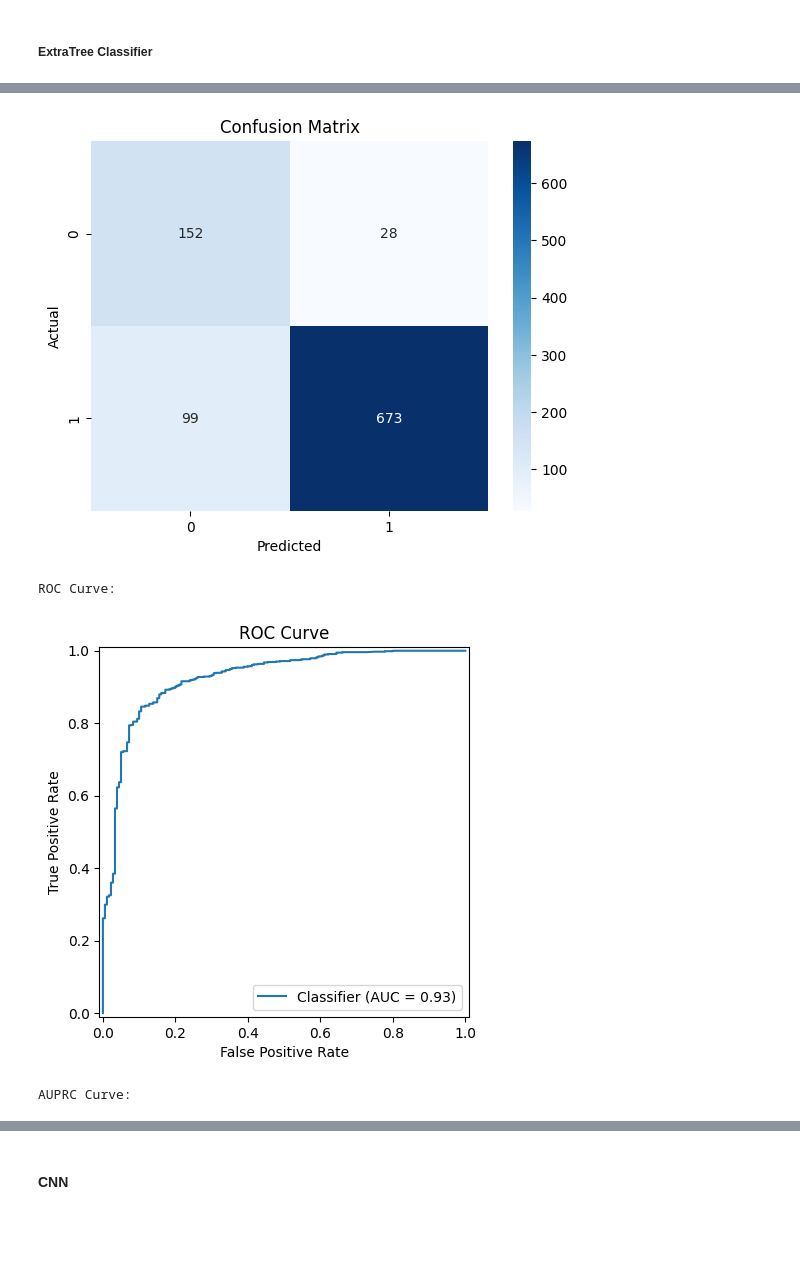
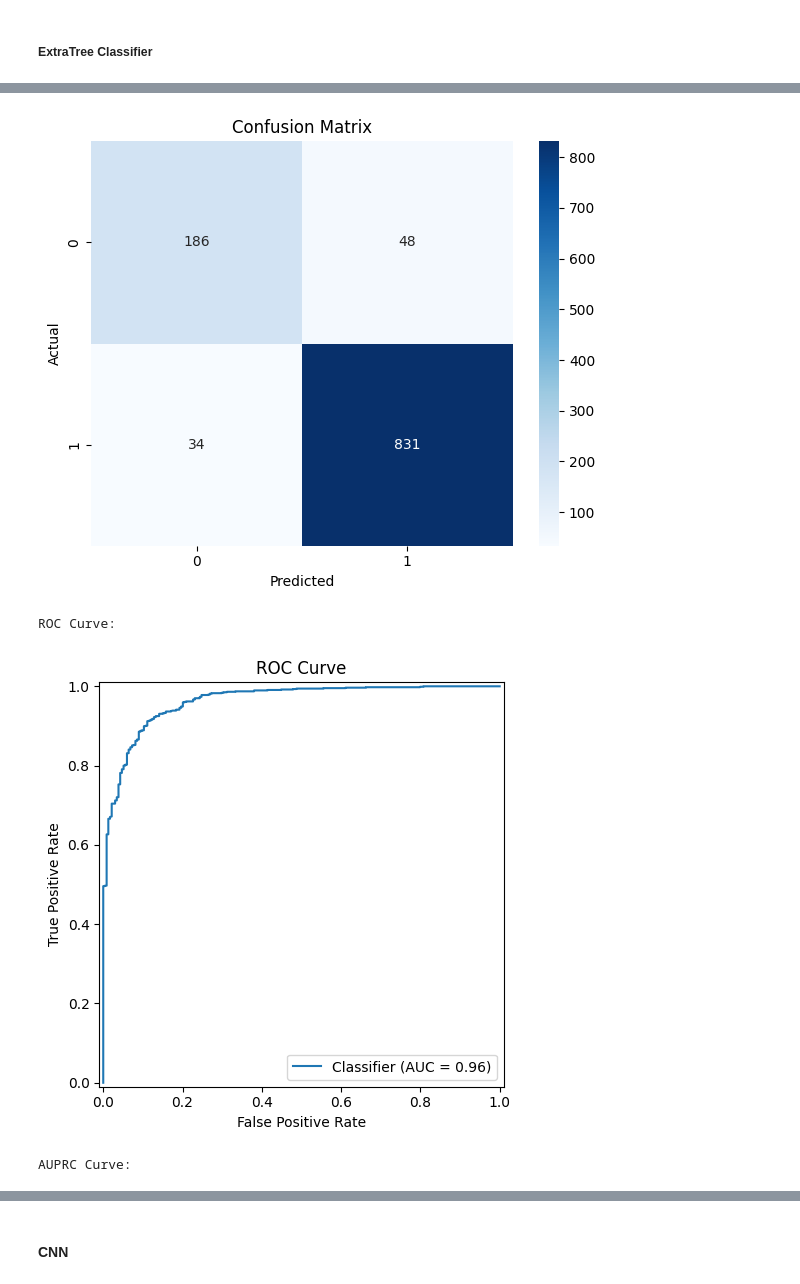
Before and after one commit to Mahamudul-Hasan-Rafi/Canonical-SMILES-BioActivity, a Jupyter notebook: classification/ML/bioactivity_ml final.ipynb, the cells around one changed output, grey strips where cells are left out. Saved outputs shown, nothing was run; the diff lists cells and outputs as text; code cells hidden in the pictures; blank space fills up the shorter version.

```diff
--- a/classification/ML/bioactivity_ml final.ipynb
+++ b/classification/ML/bioactivity_ml final.ipynb
@@ -136,8 +136,8 @@ from imblearn.over_sampling import SMOTE
 from imblearn.combine import SMOTETomek
 from sklearn.preprocessing import StandardScaler
 
-X_train, X_temp, y_train, y_temp = train_test_split(X, y, test_size=0.3, stratify=y, random_state=42)
-X_val, X_test, y_val, y_test = train_test_split(X_temp, y_temp, test_size=0.5, random_state=42)
+X_train, X_test, y_train, y_test = train_test_split(X, y, test_size=0.2, stratify=y, random_state=42)
+#X_val, X_test, y_val, y_test = train_test_split(X_train, y_train, test_size=0.5, stratify=y_train, random_state=42)
 #X_train, y_train = SMOTE(random_state=42).fit_resample(X_train, y_train)
 
 FP_COLS = list(range(1024)) # fingerprint bit indices
@@ -148,14 +148,12 @@ DESC_COLS = list(range(1024, X_train.shape[1])) # descriptor indices
 
 scaler = StandardScaler()
 X_train = X_train.to_numpy().copy()
-X_val = X_val.to_numpy().copy()
 X_test = X_test.to_numpy().copy()
 
 X_train[:, DESC_COLS] = scaler.fit_transform(X_train[:, DESC_COLS])
-X_val [:, DESC_COLS] = scaler.transform(X_val [:, DESC_COLS])
 X_test [:, DESC_COLS] = scaler.transform(X_test [:, DESC_COLS])
 
 print(X_train.shape, y_train.shape)
-print(X_val.shape, y_val.shape)
+#print(X_val.shape, y_val.shape)
 print(X_test.shape, y_test.shape)
 # %% [output]
@@ -284,9 +276,9 @@ def plot_auprc_curve(y_test, y_prob, model_name="model"):
     fig.savefig(os.path.join(PLOTS_DIR, model_name, f"{model_name}_auprc_curve.png"), dpi=150)
     plt.show()
 
-def calc_metrics(final_model, model_name="model"):
+def calc_metrics(final_model, model_name="model", best_thr=0.5):
     y_prob = final_model.predict_proba(X_test)[:, 1]  # Probabilities for positive class
-    y_pred = final_model.predict(X_test)  # Binary predictions (threshold at 0.5)
+    y_pred = (y_prob >= best_thr).astype(int)  # Binary predictions (threshold at best_thr)
 
     accuracy = accuracy_score(y_test, y_pred)
     balanced_acc = balanced_accuracy_score(y_test, y_pred)
@@ -1799,3 +2029,3 @@ print("\n[INFO] Results stored in et_cv_results")
 # %%
-calc_metrics(final_model_et)
+calc_metrics(final_model_et, best_thr=best_thr_et, model_name="et_final")
 # %% [output]
@@ -1817,6 +2047,6 @@ Brier Score: 0.1044
 ********************
 Confusion Matrix:
-[figure, old version]
+[figure, new version]
 ROC Curve:
-[figure, old version]
+[figure, new version]
 AUPRC Curve:
```
Also changed, not shown: parts of 50 cells of this notebook, 28 other files.
